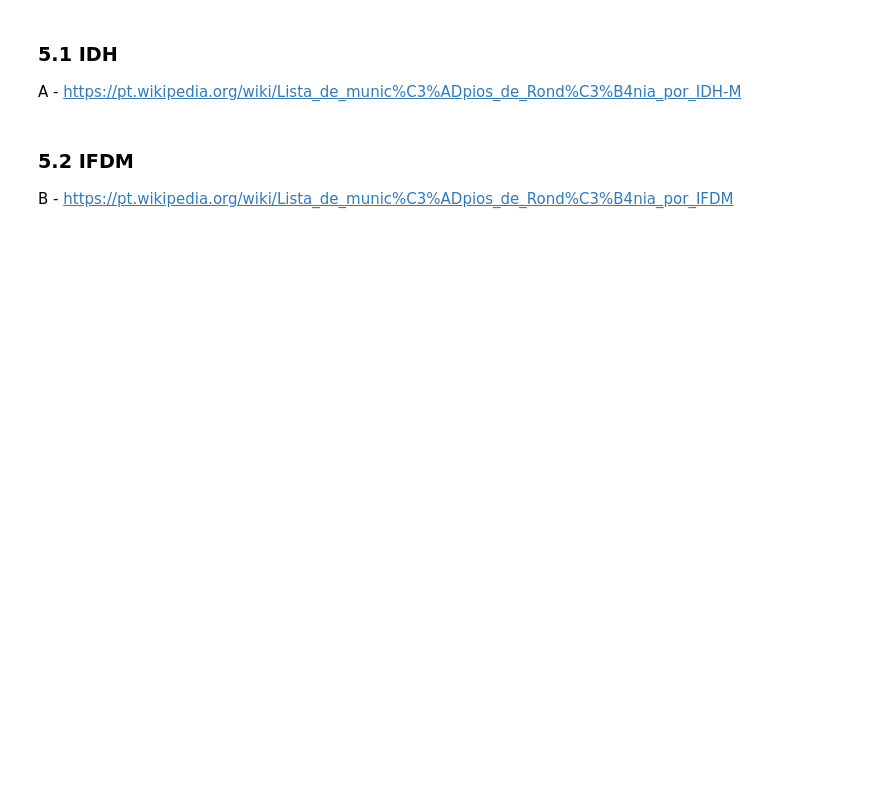
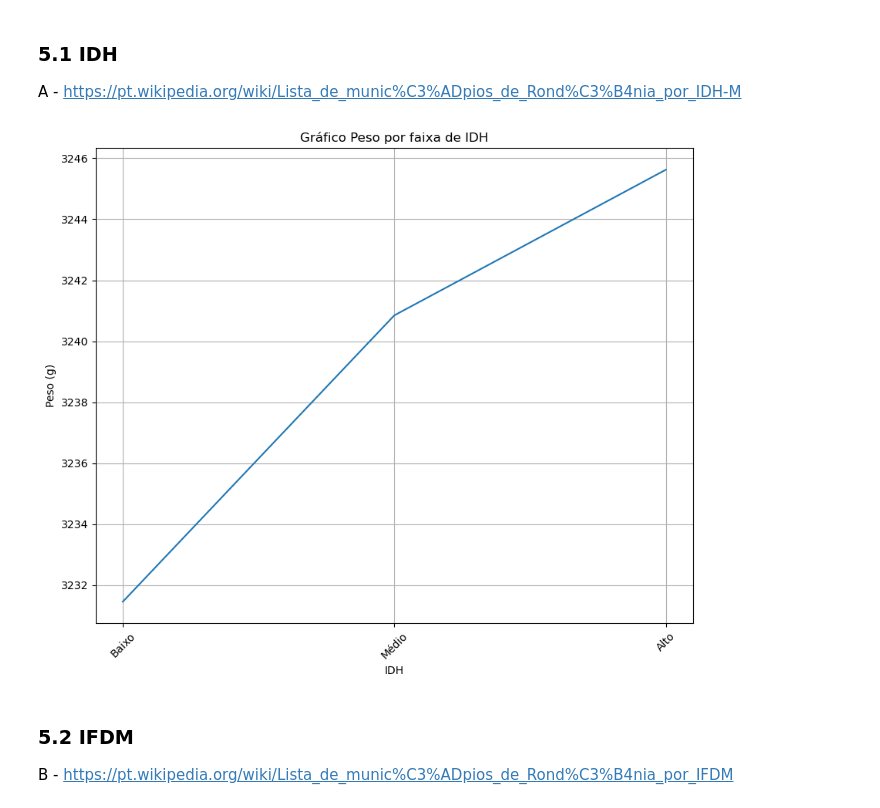
Before and after one commit to nobrevitor/EBAC, a Jupyter notebook: Desenvolvimento de aplicações com Python/1 - TdD 3 - Agregações e operações em grupos/Mod9Tarefa2.ipynb, the cells around one changed output. Saved outputs shown, nothing was run; the diff lists cells and outputs as text; code cells hidden in the pictures; blank space fills up the shorter version.

```diff
--- a/Desenvolvimento de aplicações com Python/1 - TdD 3 - Agregações e operações em grupos/Mod9Tarefa2.ipynb
+++ b/Desenvolvimento de aplicações com Python/1 - TdD 3 - Agregações e operações em grupos/Mod9Tarefa2.ipynb
@@ -260,0 +268,5 @@ imediatas = {
+# %%
+#Renomando colunas e utilizando o método merge para futura utilização
+dados_ro.columns = ['munResNome', 'REGIAO', 'IDH', 'IFDM', 'PIB']
+sinasc_merge = sinasc_raw.merge(dados_ro, on='munResNome', how='left')
+sinasc_merge
@@ -261,6 +287,20 @@ imediatas = {
 # %% [markdown]
 ### 5.1 IDH
 A - https://pt.wikipedia.org/wiki/Lista_de_munic%C3%ADpios_de_Rond%C3%B4nia_por_IDH-M
+# %%
+#Cria faixas de IDH de acordo com a classificação presente no site
+idh = pd.cut(sinasc_merge['IDH'], [0.500, 0.599, 0.699, 0.799])
+# %%
+#Agrupameto com as faixas criadas e plotagem do gráfico para melhor vizualização
+idh_plot = sinasc_merge.groupby(idh, observed=True)['PESO'].mean().plot(figsize=[10,8])
+x = ['Baixo', 'Médio', 'Alto']
+idh_plot.set_xticks([0,1,2])
+idh_plot.set_xticklabels(x, rotation = 45)
+idh_plot.set_title('Gráfico Peso por faixa de IDH')
+idh_plot.set_ylabel('Peso (g)')
+idh_plot.grid()
+# %% [output]
+[figure, added]
 # %% [markdown]
 ### 5.2 IFDM
 B - https://pt.wikipedia.org/wiki/Lista_de_munic%C3%ADpios_de_Rond%C3%B4nia_por_IFDM
```
Also changed, not shown: parts of 30 cells of this notebook.
